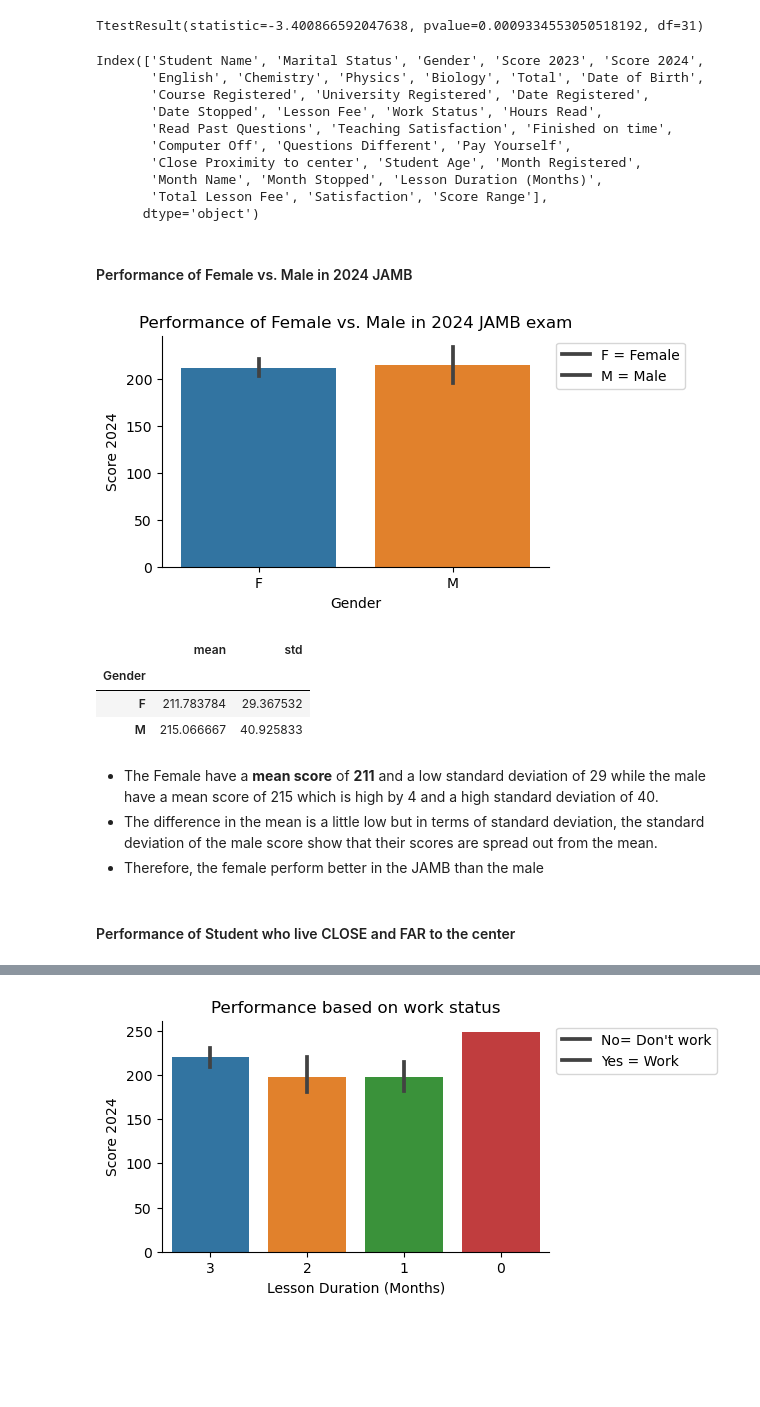
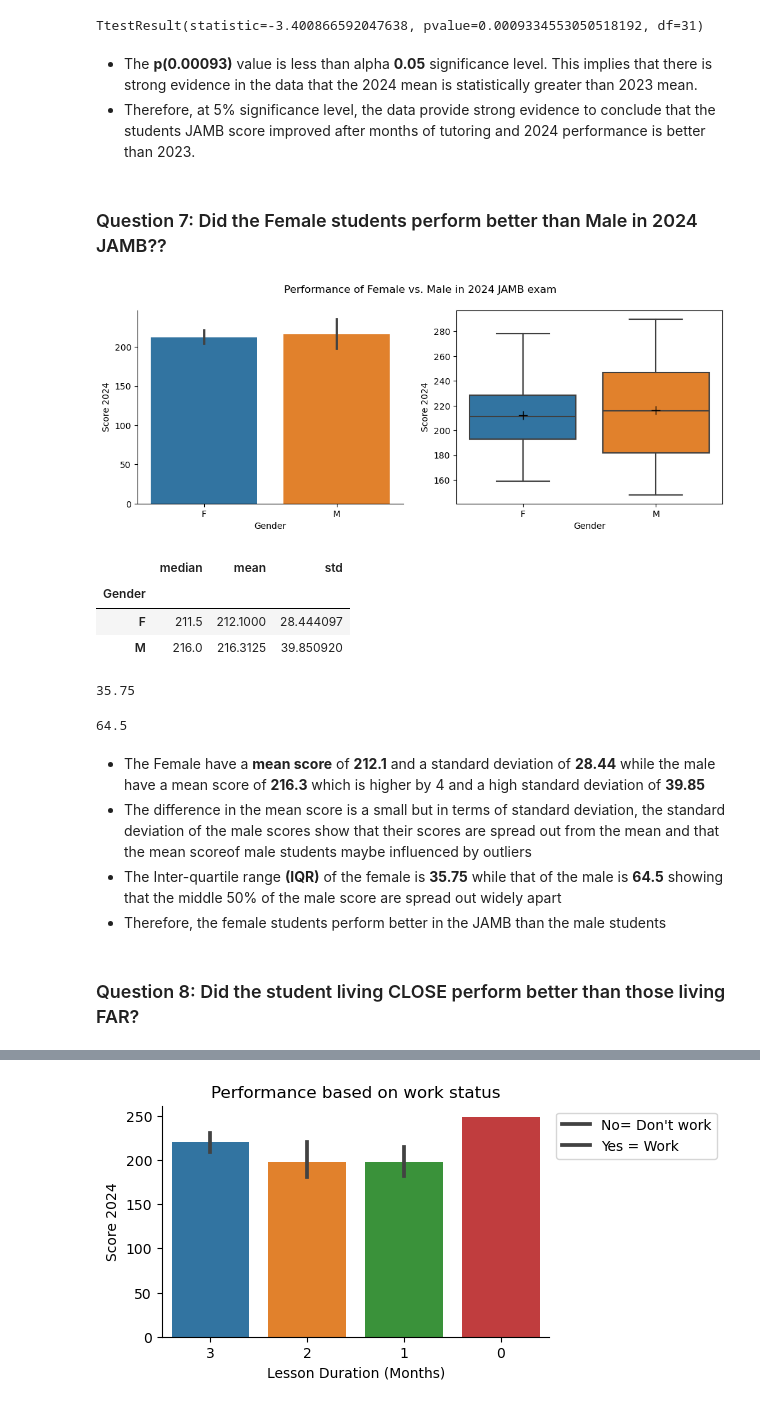
Before and after one commit to valezenwanne/Performance_of_UltraBrain_Students_in_2024_JAMB_Exam, a Jupyter notebook: Performance of Ultra-Brain Student in 2024 JAMB.ipynb, the cells around one changed output, grey strips where cells are left out. Drawn from its saved outputs; the diff is of its cells as text; code cells hidden in the pictures; blank space fills up the shorter version.

```diff
--- a/Performance of Ultra-Brain Student in 2024 JAMB.ipynb
+++ b/Performance of Ultra-Brain Student in 2024 JAMB.ipynb
@@ -1218,47 +1229,52 @@ TtestResult(statistic=-3.400866592047638, pvalue=0.0009334553050518192, df=31)
-# %%
-df.columns
-# %% [output]
-Index(['Student Name', 'Marital Status', 'Gender', 'Score 2023', 'Score 2024',
-       'English', 'Chemistry', 'Physics', 'Biology', 'Total', 'Date of Birth',
-       'Course Registered', 'University Registered', 'Date Registered',
-       'Date Stopped', 'Lesson Fee', 'Work Status', 'Hours Read',
-       'Read Past Questions', 'Teaching Satisfaction', 'Finished on time',
-       'Computer Off', 'Questions Different', 'Pay Yourself',
-       'Close Proximity to center', 'Student Age', 'Month Registered',
-       'Month Name', 'Month Stopped', 'Lesson Duration (Months)',
-       'Total Lesson Fee', 'Satisfaction', 'Score Range'],
-      dtype='object')
+# %% [markdown]
+- The **p(0.00093)** value is less than alpha **0.05** significance level. This implies that there is strong evidence in the data that the 2024 mean is statistically greater than 2023 mean.
+- Therefore, at 5% significance level, the data provide strong evidence to conclude that the students JAMB score improved after months of tutoring and 2024 performance is better than 2023.
 # %% [markdown]
-#### Performance of Female vs. Male in 2024 JAMB
+### Question 7: Did the Female students perform better than Male in 2024 JAMB??
 # %%
-# plotting a barplot of the 2024 JAMB score of the male and female
+# plotting a barplot and boxplot of the 2024 JAMB score of the male and female
 
-fig, ax = plt.subplots(figsize=[5,3])
+fig, ax = plt.subplots(1, 2, figsize=[12,4])
 
-sns.barplot(data=df, x='Gender', y='Score 2024')
+sns.barplot(data=df, x='Gender', y='Score 2024', ax=ax[0])
+sns.boxplot(data=df, x='Gender', y='Score 2024', ax=ax[1], showmeans=True,
+            meanprops={"marker": "+",
+                       "markeredgecolor": "black",
+                       "markersize": "10"})
 
 #add title
-ax.set_title('Performance of Female vs. Male in 2024 JAMB exam')
-ax.spines[['top','right']].set_visible(False)
-ax.legend(['F = Female', 'M = Male'], bbox_to_anchor=(1,1))
+fig.suptitle('Performance of Female vs. Male in 2024 JAMB exam')
+ax[0].spines[['top','right']].set_visible(False)
+#ax[0].legend(['F = Female', 'M = Male'], bbox_to_anchor=(1,1))
 
 plt.show()
 # %% [output]
-[figure, old version]
+[figure, new version]
 # %%
 #grouping by gender and calculating the mean score and standard deviation
-df.groupby(['Gender']).agg(mean=('Score 2024', 'mean'), std=('Score 2024', 'std'))
+df.groupby(['Gender']).agg(median=('Score 2024', 'median'), mean=('Score 2024', 'mean'), std=('Score 2024', 'std'), )
 # %% [output]
-|  | mean | std |
-| Gender |  |  |
-| F | 211.783784 | 29.367532 |
-| M | 215.066667 | 40.925833 |
+|  | median | mean | std |
+| Gender |  |  |  |
+| F | 211.5 | 212.1000 | 28.444097 |
+| M | 216.0 | 216.3125 | 39.850920 |
+# %%
+#getting the inter-quartile range for the female score
+stats.iqr(df[df['Gender']=='F']['Score 2024'])
+# %% [output]
+35.75
+# %%
+#getting the inter-quartile range for the male score
+stats.iqr(df[df['Gender']=='M']['Score 2024'])
+# %% [output]
+64.5
 # %% [markdown]
-- The Female have a **mean score** of **211** and a low standard deviation of 29 while the male have a mean score of 215 which is high by 4 and a high standard deviation of 40.
-- The difference in the mean is a little low but in terms of standard deviation, the standard deviation of the male score show that their scores are spread out from the mean.
-- Therefore, the female perform better in the JAMB than the male
+- The Female have a **mean score** of **212.1** and a standard deviation of **28.44** while the male have a mean score of **216.3** which is higher by 4 and a high standard deviation of **39.85**
+- The difference in the mean score is a small but in terms of standard deviation, the standard deviation of the male scores show that their scores are spread out from the mean and that the mean scoreof male students maybe influenced by outliers
+- The Inter-quartile range **(IQR)** of the female is **35.75** while that of the male is **64.5** showing that the middle 50% of the male score are spread out widely apart
+- Therefore, the female students perform better in the JAMB than the male students
-# %% [markdown]
-#### Performance of Student who live CLOSE and FAR to the center
+# %% [markdown]
+### Question 8: Did the student living CLOSE perform better than those living FAR?
 # %%
 # plotting a barplot of the 2024 JAMB score of student who live close and Far
 
```
Also changed, not shown: parts of 22 cells of this notebook.
